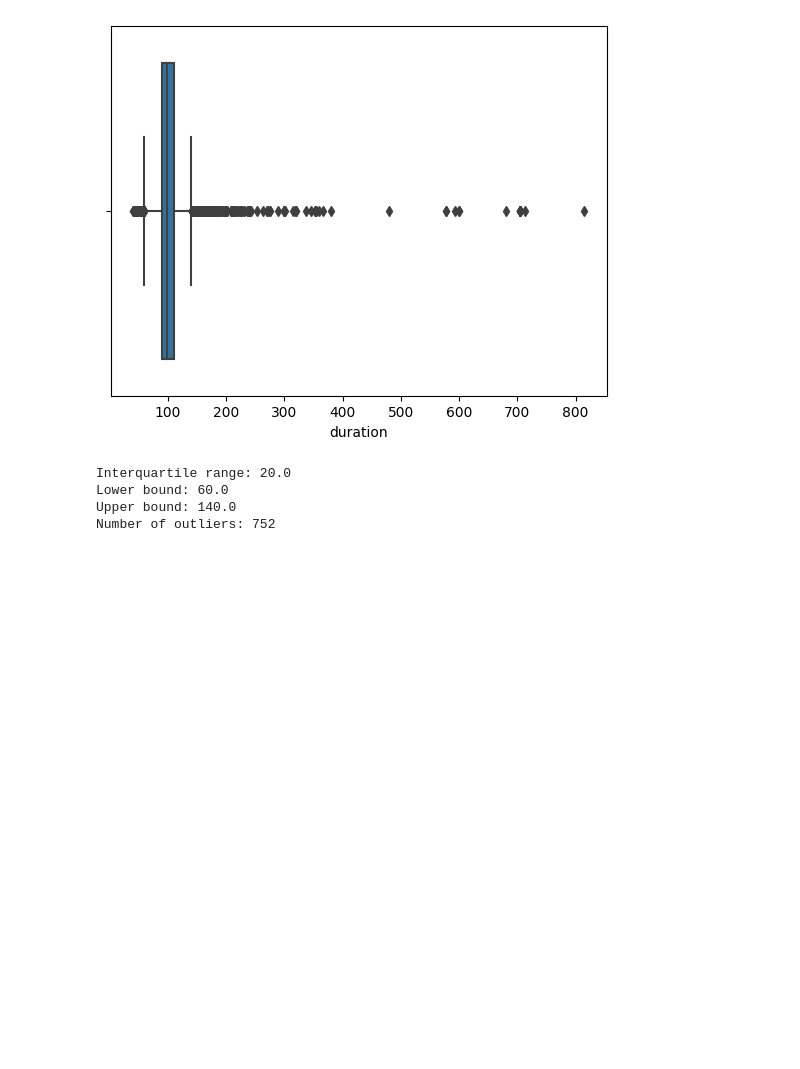
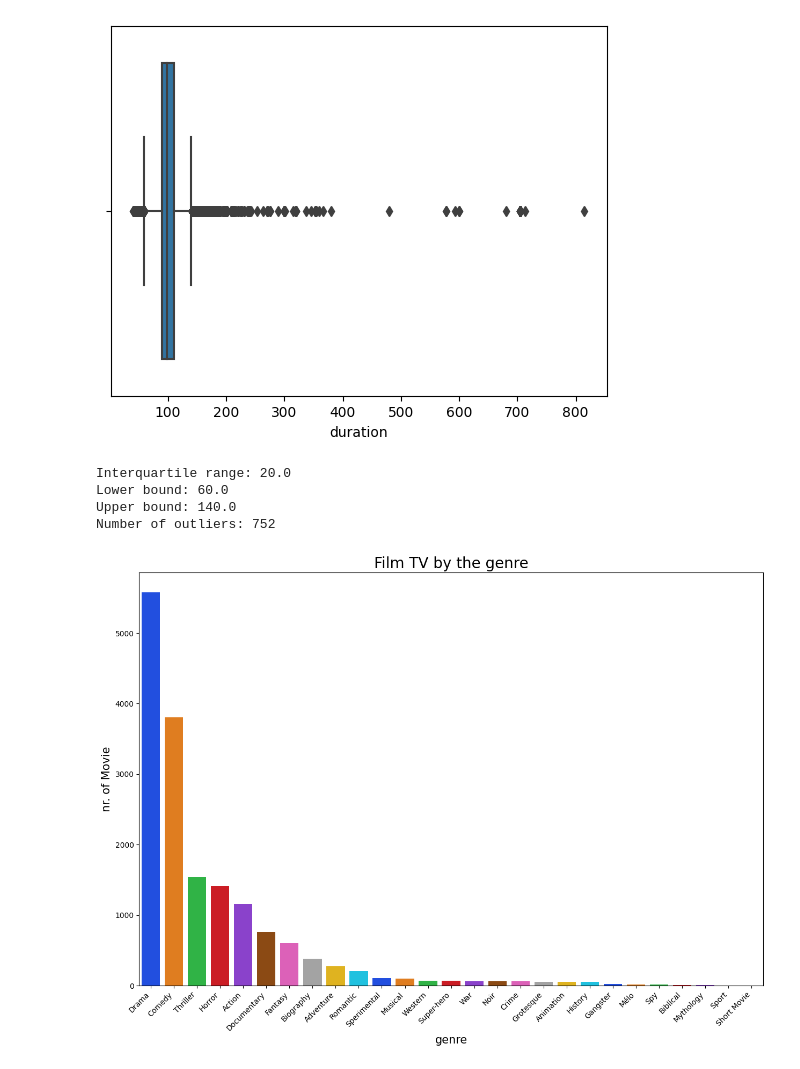
Before and after one commit to vaibhavg310/Box-Office-Breakdown, a Jupyter notebook: code.ipynb, the cells around one changed output. Saved outputs shown, nothing was run; the diff lists cells and outputs as text; code cells hidden in the pictures; blank space fills up the shorter version.

```diff
--- a/code.ipynb
+++ b/code.ipynb
@@ -320,3 +320,13 @@ Interquartile range: 20.0
 Lower bound: 60.0
 Upper bound: 140.0
 Number of outliers: 752
+# %%
+plt.figure(figsize=(15,10))
+plt.title('Film TV by the genre', size=20)
+sns.barplot(x=df.genre.value_counts().index, y=df.genre.value_counts(), palette="bright")
+plt.ylabel('nr. of Movie', size=15)
+plt.xlabel('genre',size=15)
+plt.xticks(rotation=45, ha='right')
+plt.show()
+# %% [output]
+[figure, added]
```
Also changed, not shown: 1 other file.
